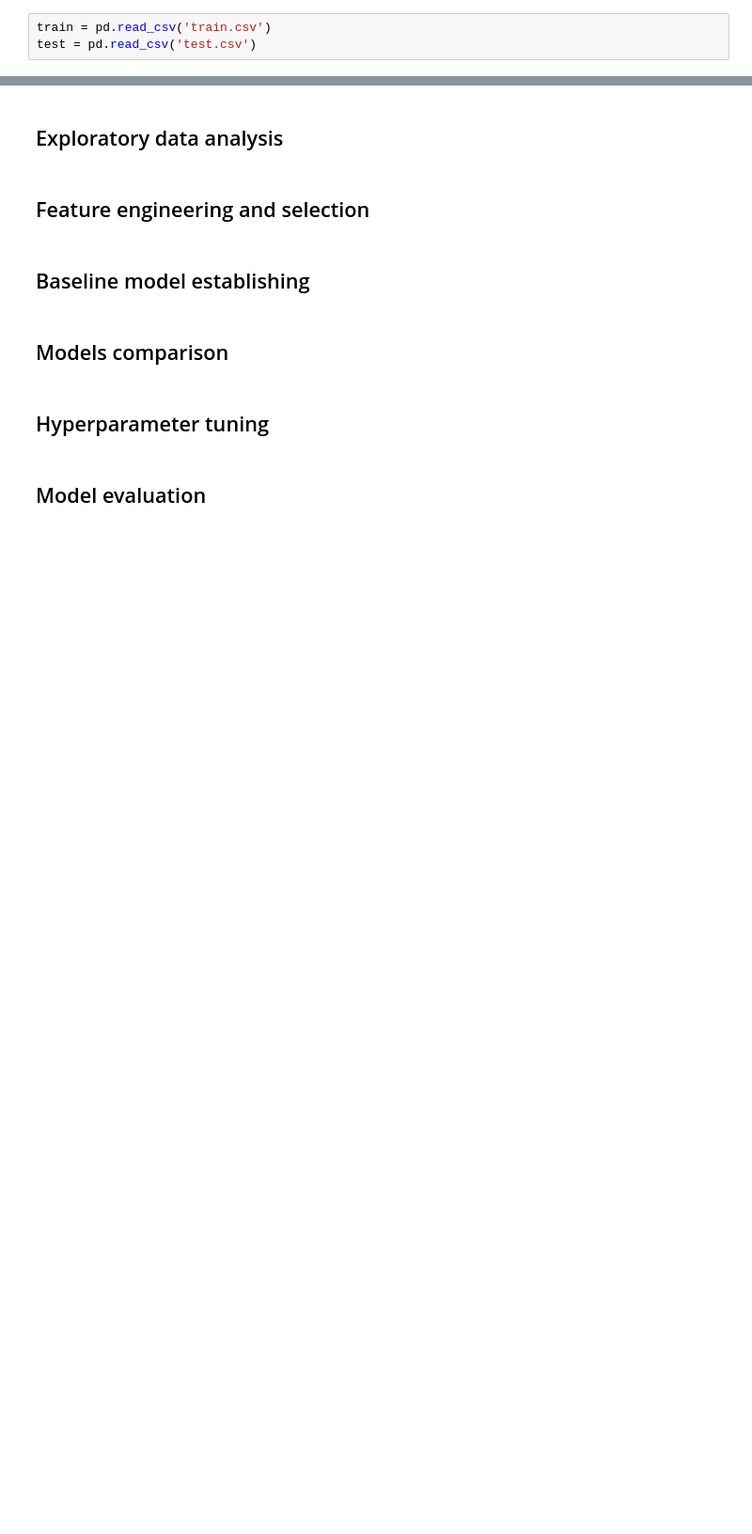
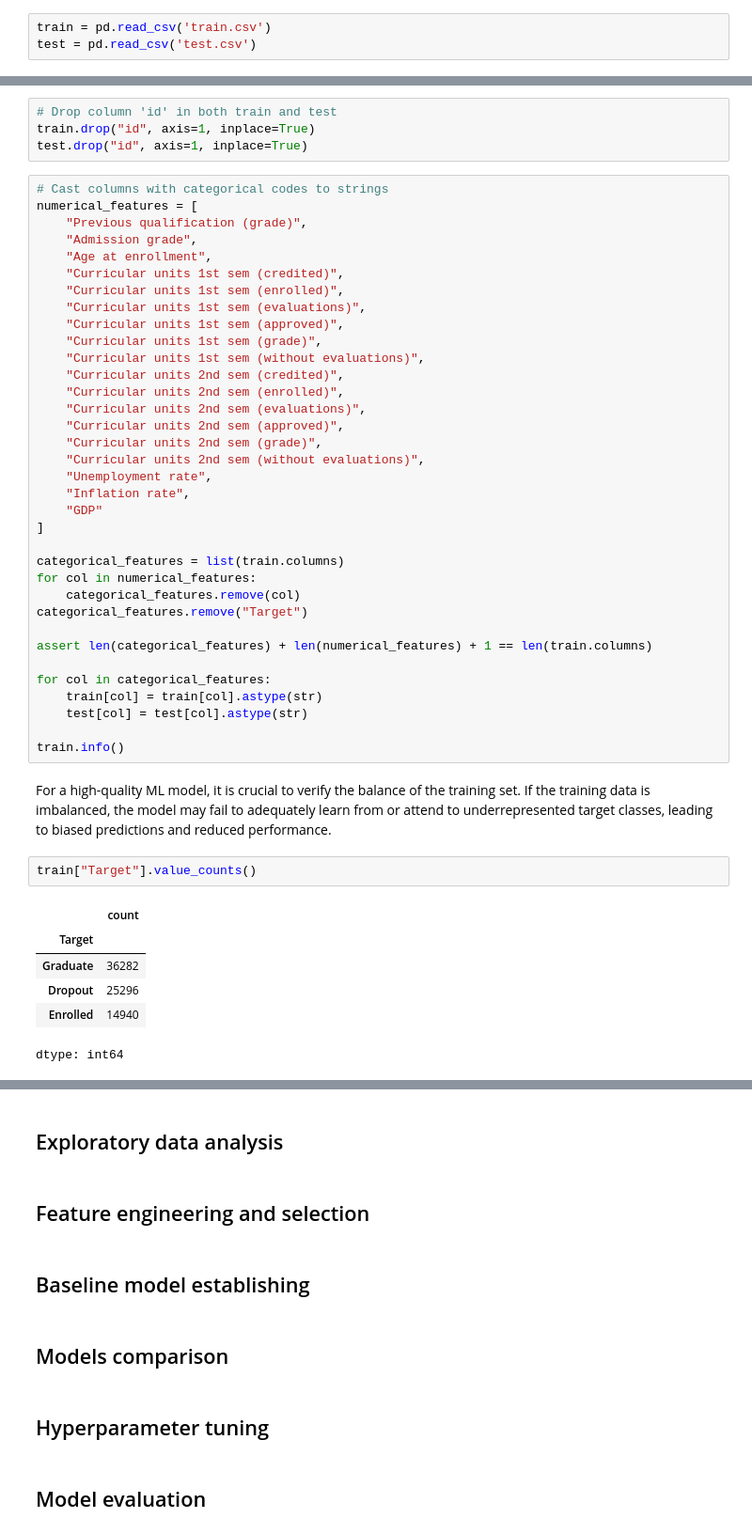
Before and after one commit to azakatov/ut-ml-project-2024, a Jupyter notebook: main.ipynb, the cells around one changed output, grey strips where cells are left out. Shown at 94% size. Cells and saved outputs as stored; diff of their text form; blank space fills up the shorter version.

```diff
--- a/main.ipynb
+++ b/main.ipynb
@@ -65,0 +718,50 @@ train.head()
+# %%
+# Drop column 'id' in both train and test
+train.drop("id", axis=1, inplace=True)
+test.drop("id", axis=1, inplace=True)
+# %%
+# Cast columns with categorical codes to strings
+numerical_features = [
+    "Previous qualification (grade)",
+    "Admission grade",
+    "Age at enrollment",
+    "Curricular units 1st sem (credited)",
+    "Curricular units 1st sem (enrolled)",
+    "Curricular units 1st sem (evaluations)",
+    "Curricular units 1st sem (approved)",
+    "Curricular units 1st sem (grade)",
+    "Curricular units 1st sem (without evaluations)",
+    "Curricular units 2nd sem (credited)",
+    "Curricular units 2nd sem (enrolled)",
+    "Curricular units 2nd sem (evaluations)",
+    "Curricular units 2nd sem (approved)",
+    "Curricular units 2nd sem (grade)",
+    "Curricular units 2nd sem (without evaluations)",
+    "Unemployment rate",
+    "Inflation rate",
+    "GDP"
+]
+
+categorical_features = list(train.columns)
+for col in numerical_features:
+    categorical_features.remove(col)
+categorical_features.remove("Target")
+
+assert len(categorical_features) + len(numerical_features) + 1 == len(train.columns)
+
+for col in categorical_features:
+    train[col] = train[col].astype(str)
+    test[col] = test[col].astype(str)
+
+train.info()
+# %% [markdown]
+For a high-quality ML model, it is crucial to verify the balance of the training set. If the training data is imbalanced, the model may fail to adequately learn from or attend to underrepresented target classes, leading to biased predictions and reduced performance.
+# %%
+train["Target"].value_counts()
+# %% [output]
+|  | count |
+| Target |  |
+| Graduate | 36282 |
+| Dropout | 25296 |
+| Enrolled | 14940 |
+dtype: int64
```
Also changed, not shown: parts of 18 cells of this notebook.
